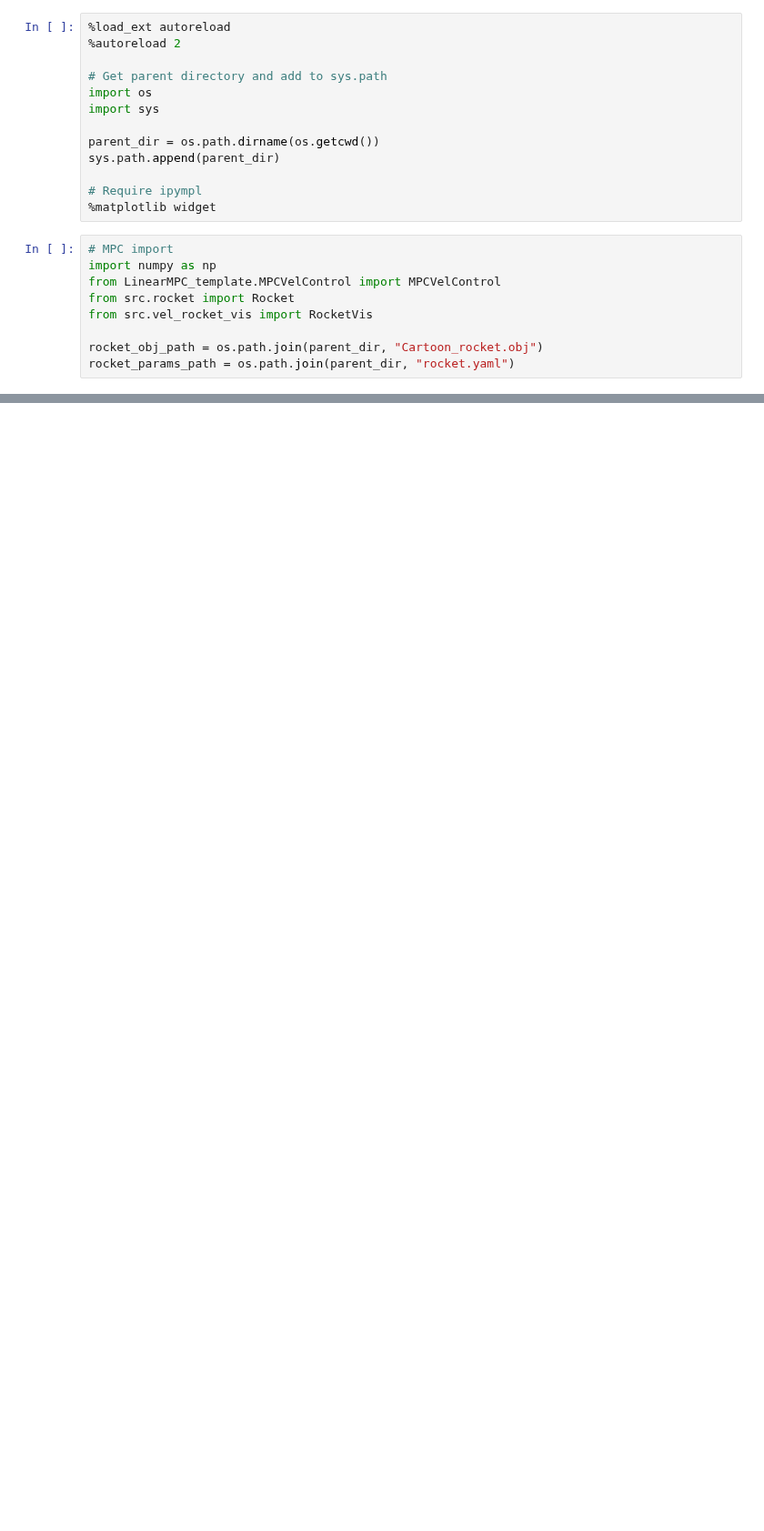
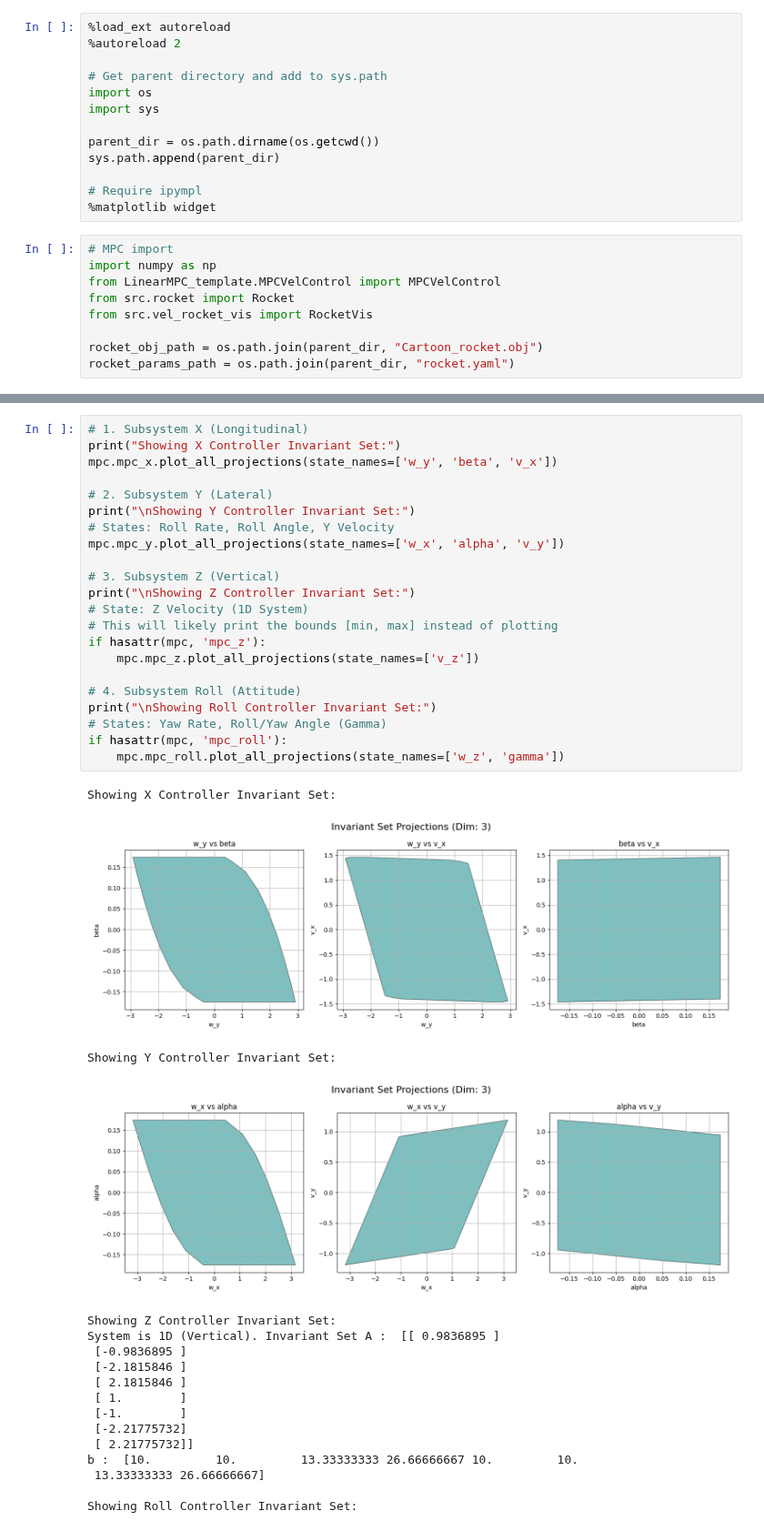
Before and after one commit to VincentEllenrieder/MPC-project-groupBS, a Jupyter notebook: project/Deliverable_3_1/Deliverable_3_1.ipynb, the cells around one changed output, grey strips where cells are left out. Shown at 91% size. Drawn from its saved outputs; the diff is of its cells as text; blank space fills up the shorter version.

Commit message:
3.1 works more orless, plotting of term sets, need to review setpoint tracking

```diff
--- a/project/Deliverable_3_1/Deliverable_3_1.ipynb
+++ b/project/Deliverable_3_1/Deliverable_3_1.ipynb
@@ -85,0 +77,40 @@ AppLayout(children=(HBox(children=(Play(value=0, description='Press play', max=1
+# %%
+# 1. Subsystem X (Longitudinal)
+print("Showing X Controller Invariant Set:")
+mpc.mpc_x.plot_all_projections(state_names=['w_y', 'beta', 'v_x'])
+
+# 2. Subsystem Y (Lateral)
+print("\nShowing Y Controller Invariant Set:")
+# States: Roll Rate, Roll Angle, Y Velocity
+mpc.mpc_y.plot_all_projections(state_names=['w_x', 'alpha', 'v_y'])
+
+# 3. Subsystem Z (Vertical)
+print("\nShowing Z Controller Invariant Set:")
+# State: Z Velocity (1D System)
+# This will likely print the bounds [min, max] instead of plotting
+if hasattr(mpc, 'mpc_z'):
+    mpc.mpc_z.plot_all_projections(state_names=['v_z'])
+
+# 4. Subsystem Roll (Attitude)
+print("\nShowing Roll Controller Invariant Set:")
+# States: Yaw Rate, Roll/Yaw Angle (Gamma)
+if hasattr(mpc, 'mpc_roll'):
+    mpc.mpc_roll.plot_all_projections(state_names=['w_z', 'gamma'])
+# %% [output]
+Showing X Controller Invariant Set:
+[figure, added]
+Showing Y Controller Invariant Set:
+[figure, added]
+Showing Z Controller Invariant Set:
+System is 1D (Vertical). Invariant Set A :  [[ 0.9836895 ]
+ [-0.9836895 ]
+ [-2.1815846 ]
+ [ 2.1815846 ]
+ [ 1.        ]
+ [-1.        ]
+ [-2.21775732]
+ [ 2.21775732]]
+b :  [10.         10.         13.33333333 26.66666667 10.         10.
+ 13.33333333 26.66666667]
+
+Showing Roll Controller Invariant Set:
```
Also changed, not shown: parts of 2 cells of this notebook, 6 other files.
